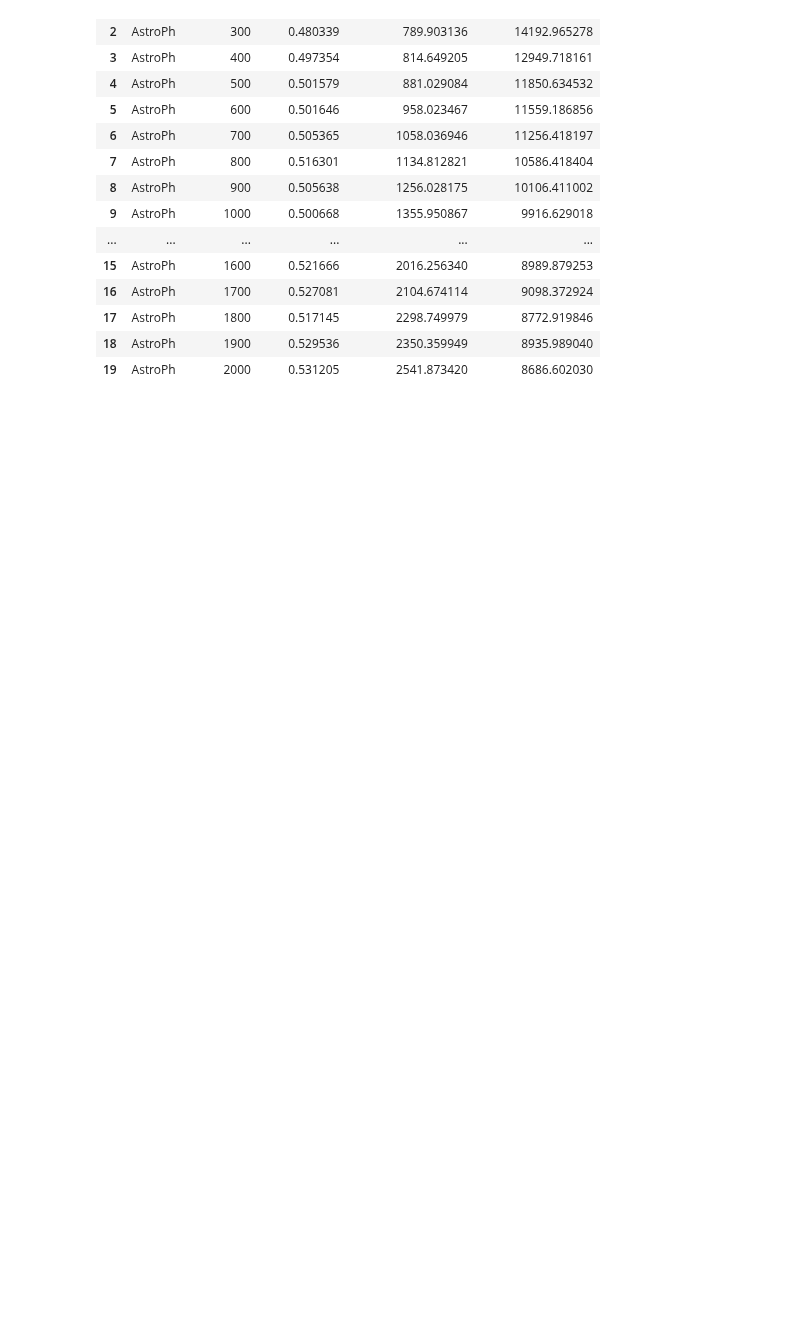
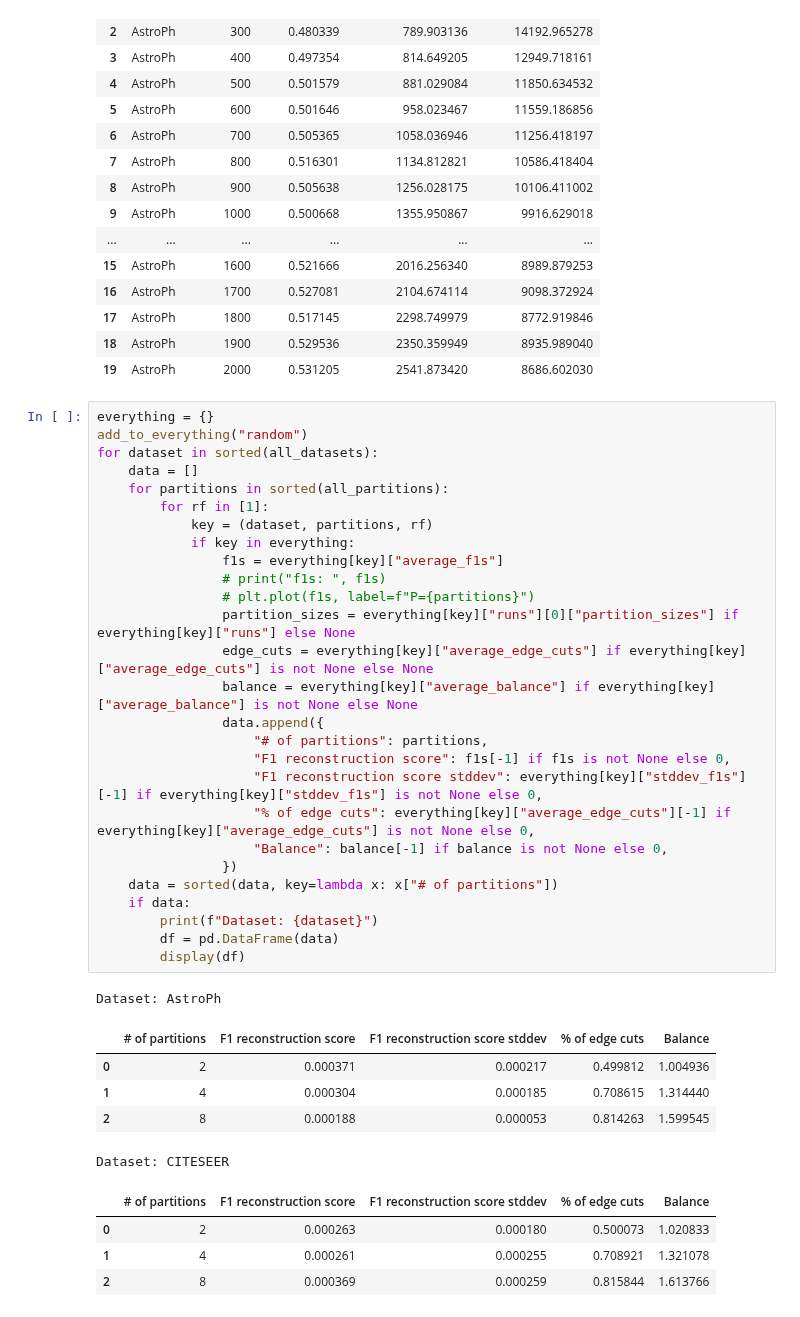
Before and after one commit to fantastic001/VertexVoyage, a Jupyter notebook: notebooks/analyze_results.ipynb, the cells around one changed output. Cells and saved outputs as stored; diff of their text form; blank space fills up the shorter version.

Commit message:
Add analysis for datasets with detailed F1 scores and edge cuts - random partitioned

```diff
--- a/notebooks/analyze_results.ipynb
+++ b/notebooks/analyze_results.ipynb
@@ -861,3 +861,41 @@ for dataset in ["CITESEER", "AstroPh"]:
 | 17 | AstroPh | 1800 | 0.517145 | 2298.749979 | 8772.919846 |
 | 18 | AstroPh | 1900 | 0.529536 | 2350.359949 | 8935.989040 |
 | 19 | AstroPh | 2000 | 0.531205 | 2541.873420 | 8686.602030 |
+# %%
+everything = {}
+add_to_everything("random")
+for dataset in sorted(all_datasets):
+    data = []
+    for partitions in sorted(all_partitions):
+        for rf in [1]:
+            key = (dataset, partitions, rf)
+            if key in everything:
+                f1s = everything[key]["average_f1s"]
+                # print("f1s: ", f1s)
+                # plt.plot(f1s, label=f"P={partitions}")
+                partition_sizes = everything[key]["runs"][0]["partition_sizes"] if everything[key]["runs"] else None
+                edge_cuts = everything[key]["average_edge_cuts"] if everything[key]["average_edge_cuts"] is not None else None
+                balance = everything[key]["average_balance"] if everything[key]["average_balance"] is not None else None
+                data.append({
+                    "# of partitions": partitions,
+                    "F1 reconstruction score": f1s[-1] if f1s is not None else 0,
+                    "F1 reconstruction score stddev": everything[key]["stddev_f1s"][-1] if everything[key]["stddev_f1s"] is not None else 0,
+                    "% of edge cuts": everything[key]["average_edge_cuts"][-1] if everything[key]["average_edge_cuts"] is not None else 0,
+                    "Balance": balance[-1] if balance is not None else 0,
+                })
+    data = sorted(data, key=lambda x: x["# of partitions"])
+    if data:
+        print(f"Dataset: {dataset}")
+        df = pd.DataFrame(data)
+        display(df)
+# %% [output]
+Dataset: AstroPh
+|  | # of partitions | F1 reconstruction score | F1 reconstruction score stddev | % of edge cuts | Balance |
+| 0 | 2 | 0.000371 | 0.000217 | 0.499812 | 1.004936 |
+| 1 | 4 | 0.000304 | 0.000185 | 0.708615 | 1.314440 |
+| 2 | 8 | 0.000188 | 0.000053 | 0.814263 | 1.599545 |
+Dataset: CITESEER
+|  | # of partitions | F1 reconstruction score | F1 reconstruction score stddev | % of edge cuts | Balance |
+| 0 | 2 | 0.000263 | 0.000180 | 0.500073 | 1.020833 |
+| 1 | 4 | 0.000261 | 0.000255 | 0.708921 | 1.321078 |
+| 2 | 8 | 0.000369 | 0.000259 | 0.815844 | 1.613766 |
```
